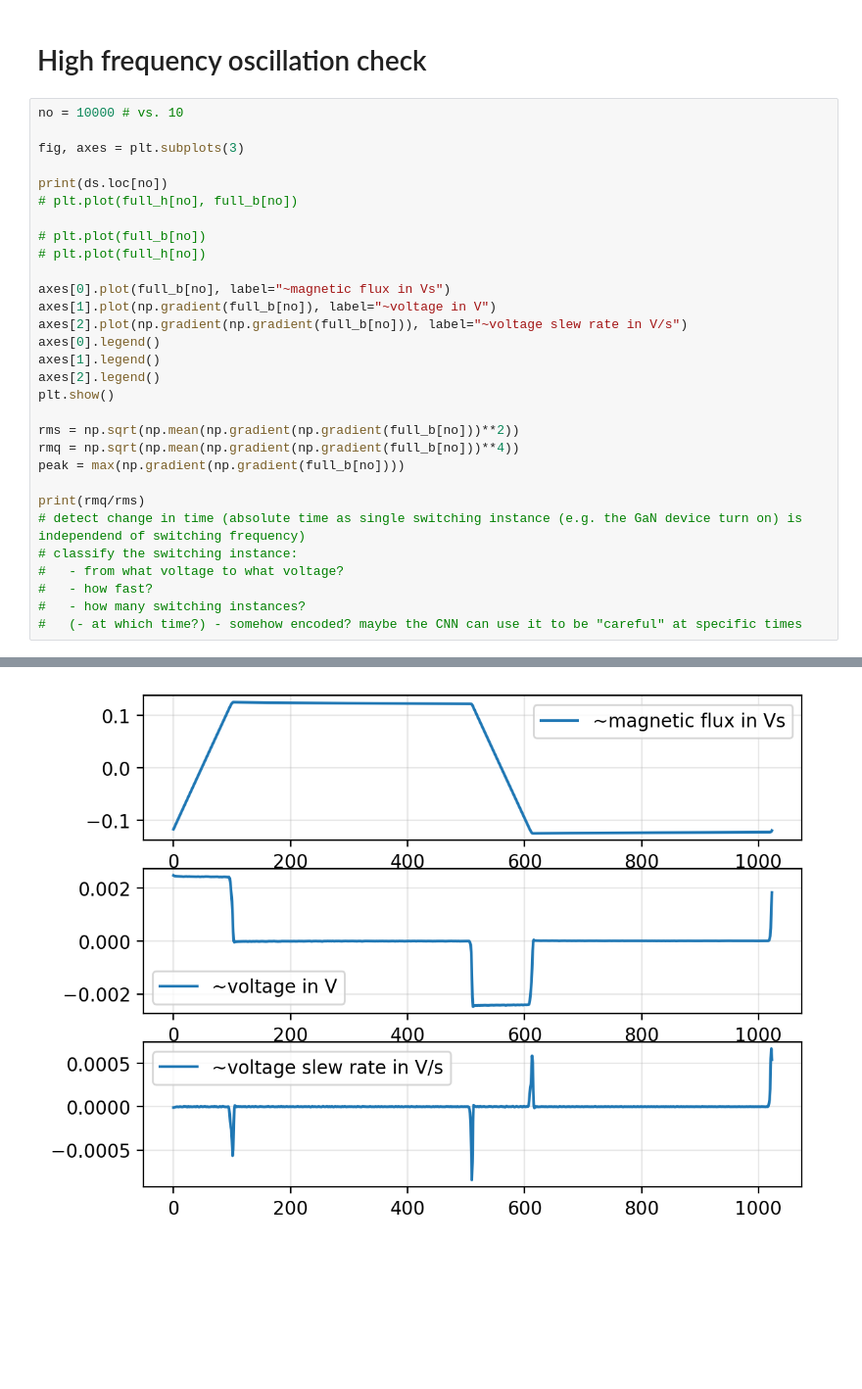
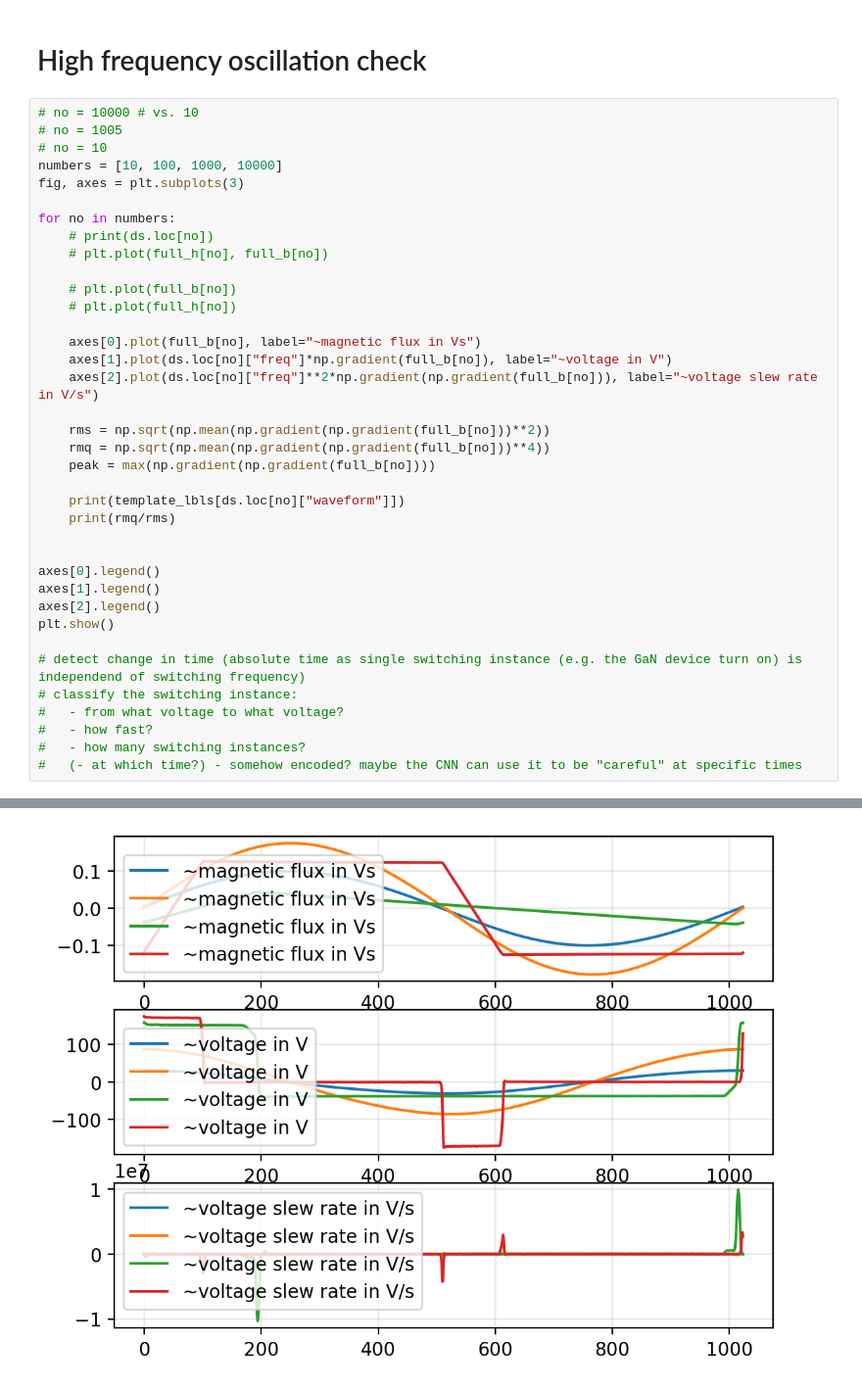
Before and after one commit to upb-lea/hardcore-magnet-challenge, a Jupyter notebook: notebooks/tp-2.0-filter_labeling.ipynb, the cells around one changed output, grey strips where cells are left out. Shown at 98% size. Cells and saved outputs as stored; diff of their text form; blank space fills up the shorter version.

```diff
--- a/notebooks/tp-2.0-filter_labeling.ipynb
+++ b/notebooks/tp-2.0-filter_labeling.ipynb
@@ -101,29 +101,36 @@ fig.tight_layout()
 # %% [markdown]
 # High frequency oscillation check
 # %%
-no = 10000 # vs. 10
-
+# no = 10000 # vs. 10
+# no = 1005
+# no = 10
+numbers = [10, 100, 1000, 10000]
 fig, axes = plt.subplots(3)
 
-print(ds.loc[no])
-# plt.plot(full_h[no], full_b[no])
+for no in numbers:
+    # print(ds.loc[no])
+    # plt.plot(full_h[no], full_b[no])
 
-# plt.plot(full_b[no])
-# plt.plot(full_h[no])
+    # plt.plot(full_b[no])
+    # plt.plot(full_h[no])
 
-axes[0].plot(full_b[no], label="~magnetic flux in Vs")
-axes[1].plot(np.gradient(full_b[no]), label="~voltage in V")
-axes[2].plot(np.gradient(np.gradient(full_b[no])), label="~voltage slew rate in V/s")
+    axes[0].plot(full_b[no], label="~magnetic flux in Vs")
+    axes[1].plot(ds.loc[no]["freq"]*np.gradient(full_b[no]), label="~voltage in V")
+    axes[2].plot(ds.loc[no]["freq"]**2*np.gradient(np.gradient(full_b[no])), label="~voltage slew rate in V/s")
+
+    rms = np.sqrt(np.mean(np.gradient(np.gradient(full_b[no]))**2))
+    rmq = np.sqrt(np.mean(np.gradient(np.gradient(full_b[no]))**4))
+    peak = max(np.gradient(np.gradient(full_b[no])))
+
+    print(template_lbls[ds.loc[no]["waveform"]])
+    print(rmq/rms)
+
+
 axes[0].legend()
 axes[1].legend()
 axes[2].legend()
 plt.show()
 
-rms = np.sqrt(np.mean(np.gradient(np.gradient(full_b[no]))**2))
-rmq = np.sqrt(np.mean(np.gradient(np.gradient(full_b[no]))**4))
-peak = max(np.gradient(np.gradient(full_b[no])))
-
-print(rmq/rms)
 # detect change in time (absolute time as single switching instance (e.g. the GaN device turn on) is independend of switching frequency)
 # classify the switching instance:
 #   - from what voltage to what voltage?
@@ -146 +149 @@ Name: 10000, Length: 2053, dtype: object
-[figure, old version]
+[figure, new version]
```
Also changed, not shown: parts of 1 cell of this notebook.
